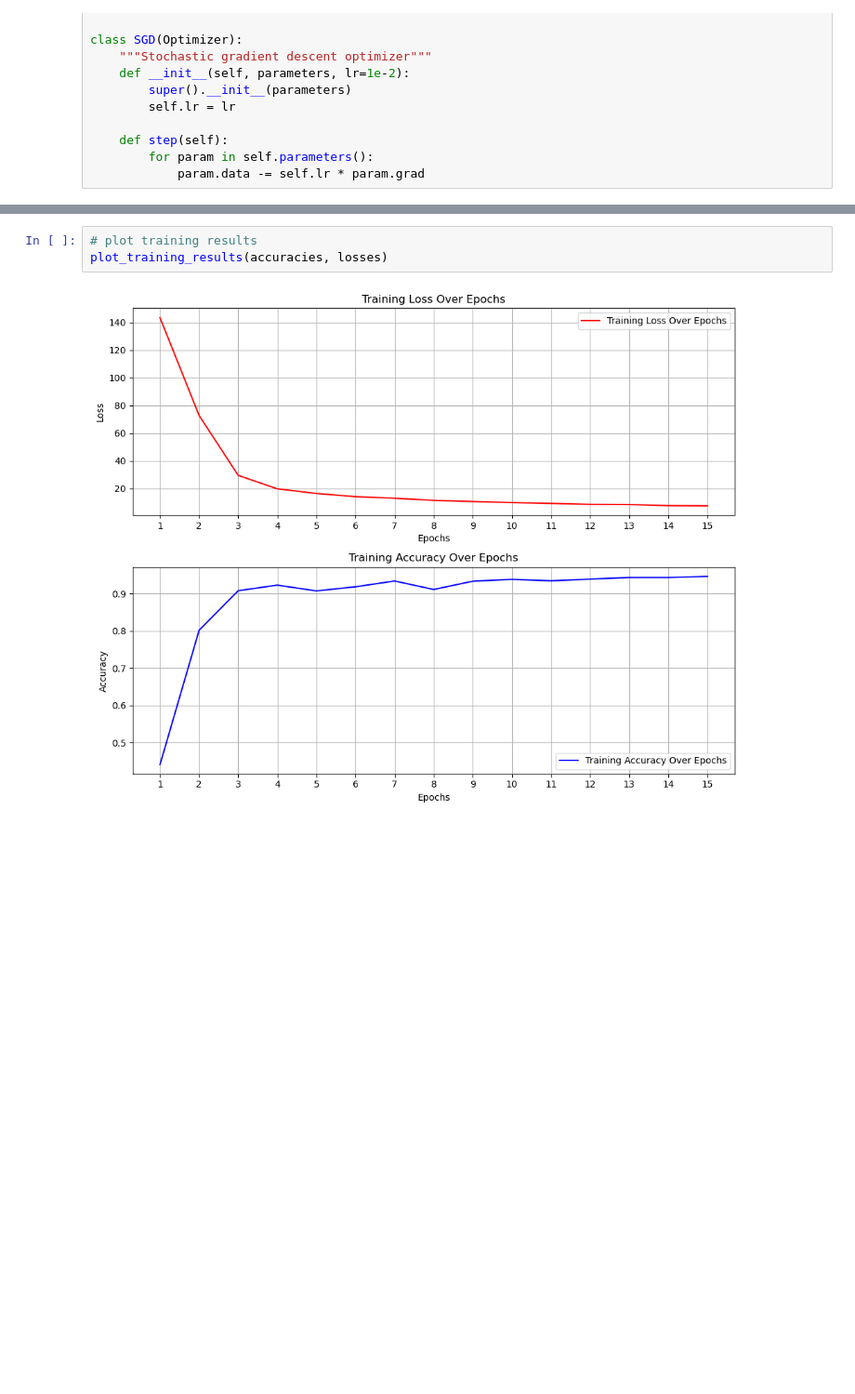
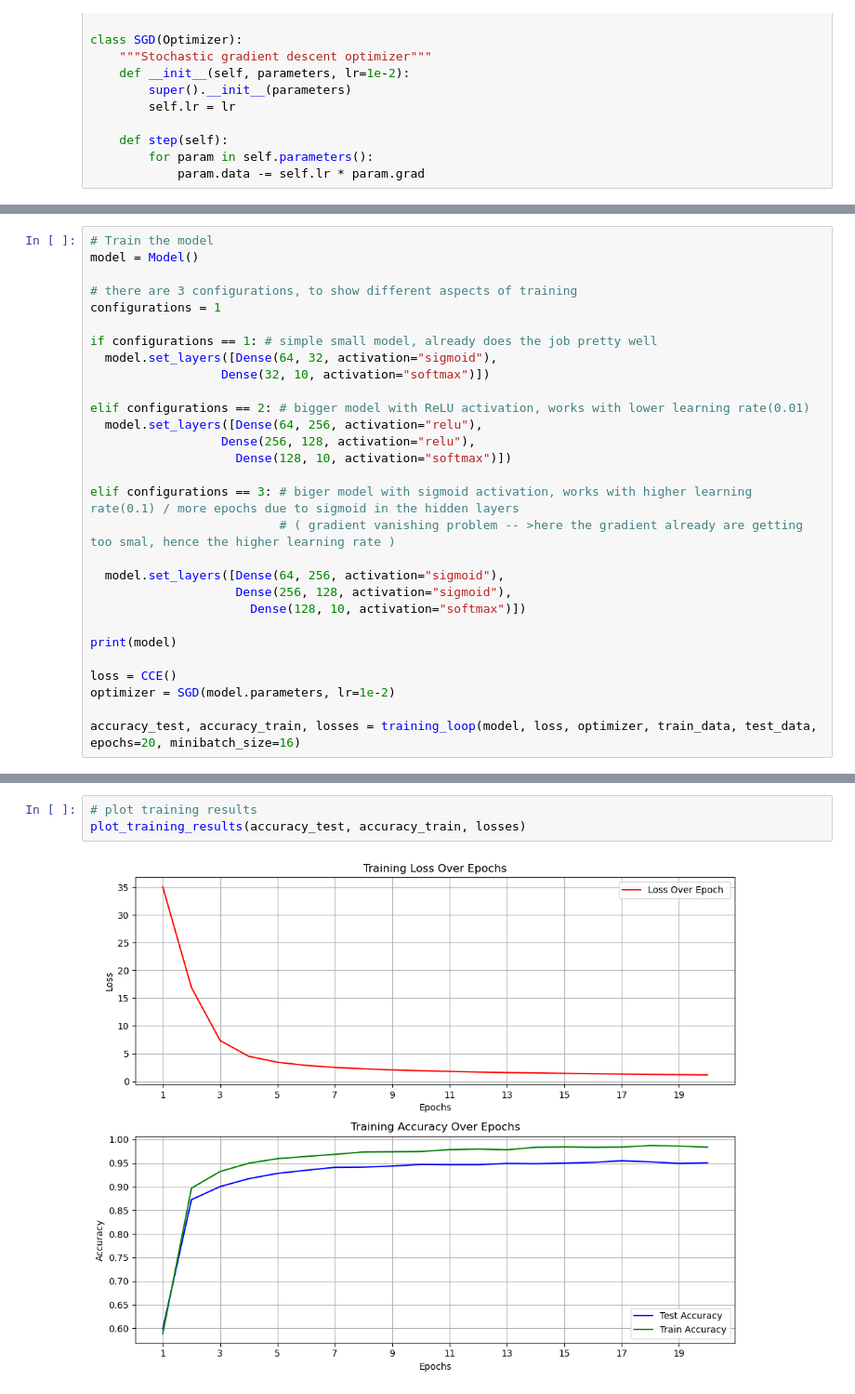
Before and after one commit to MoeMj1019/ANNs-with-TF, a Jupyter notebook: assignment_01/assignment-01.ipynb, the cells around one changed output, grey strips where cells are left out. Shown at 93% size. Drawn from its saved outputs; the diff is of its cells as text; blank space fills up the shorter version.

Commit message:
more precise softmax implementaion, multiple case comparisions, documentations

```diff
--- a/assignment_01/assignment-01.ipynb
+++ b/assignment_01/assignment-01.ipynb
@@ -323,0 +400,29 @@ Epoch: 15, Accuracy: 0.947, Loss: 7.572
+# %%
+# Train the model
+model = Model()
+
+# there are 3 configurations, to show different aspects of training
+configurations = 1
+
+if configurations == 1: # simple small model, already does the job pretty well
+  model.set_layers([Dense(64, 32, activation="sigmoid"),
+                  Dense(32, 10, activation="softmax")])
+
+elif configurations == 2: # bigger model with ReLU activation, works with lower learning rate(0.01)
+  model.set_layers([Dense(64, 256, activation="relu"),
+                  Dense(256, 128, activation="relu"),
+                    Dense(128, 10, activation="softmax")])
+
+elif configurations == 3: # biger model with sigmoid activation, works with higher learning rate(0.1) / more epochs due to sigmoid in the hidden layers
+                          # ( gradient vanishing problem -- >here the gradient already are getting too smal, hence the higher learning rate )
+
+  model.set_layers([Dense(64, 256, activation="sigmoid"),
+                    Dense(256, 128, activation="sigmoid"),
+                      Dense(128, 10, activation="softmax")])
+
+print(model)
+
+loss = CCE()
+optimizer = SGD(model.parameters, lr=1e-2)
+
+accuracy_test, accuracy_train, losses = training_loop(model, loss, optimizer, train_data, test_data, epochs=20, minibatch_size=16)
@@ -324,6 +447,6 @@ Epoch: 15, Accuracy: 0.947, Loss: 7.572
 # %%
 # plot training results
-plot_training_results(accuracies, losses)
+plot_training_results(accuracy_test, accuracy_train, losses)
 # %% [output]
-[figure, old version]
+[figure, new version]
 # %%
```
Also changed, not shown: parts of 19 cells of this notebook.
